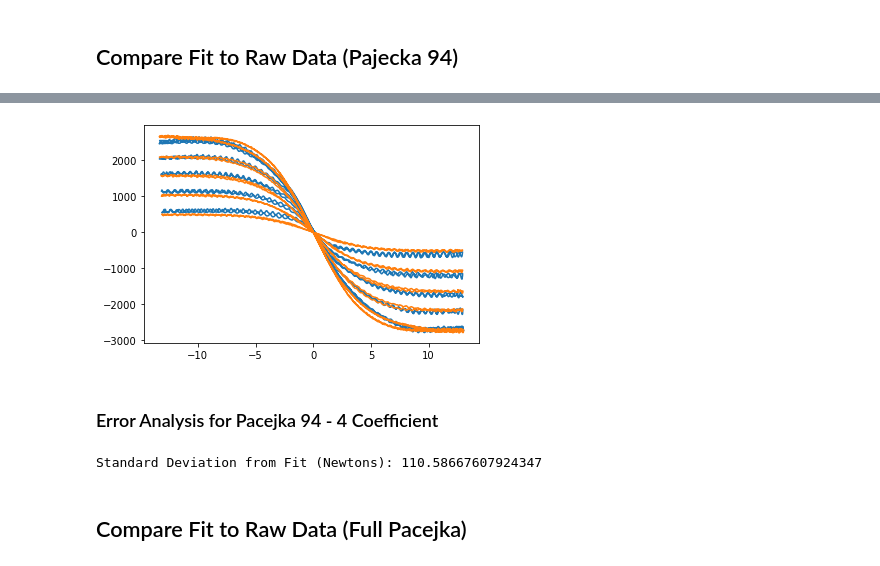
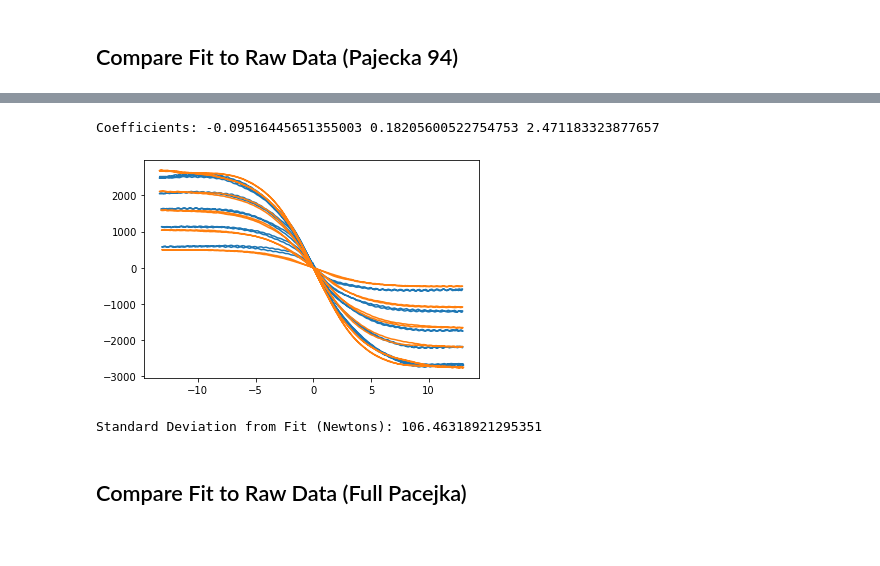
Before and after one commit to kierancoz/tire_analysis, a Jupyter notebook: pacejka_test_fitting.ipynb, the cells around one changed output, grey strips where cells are left out. Saved outputs shown, nothing was run; the diff lists cells and outputs as text; code cells hidden in the pictures.

```diff
--- a/pacejka_test_fitting.ipynb
+++ b/pacejka_test_fitting.ipynb
@@ -52,3 +45,8 @@ def pajeka_lat_forc(slip_angles, E, C, B, D, Sh, Sv):
 # %%
 def arctan_lat_fit(X, A, B, C, D):
     return [row["FZ"] * A * atan(B * row["SA"] + D) + C for _, row in X.iterrows()]
+# %%
+# normal force independent; removes dependency on camber and normal load
+def pajeka_lat_forc_0(X, E, B, D):
+    x = [row["FZ"] * D * sin(1.3 * atan(B * row["SA"] - E * (B * row["SA"] - atan(B * row["SA"])))) for _, row in X.iterrows()]
+    return x
@@ -80,15 +85,16 @@ NameError: name 'pajeka_lat_forc_94' is not defined
-# %%
-plt.plot(temp_df["SA"], temp_df["FY"])
-plt.plot(temp_df["SA"], pajeka_lat_forc_94(temp_df, *output[0]))
-plt.show()
-# %% [output]
-[figure, removed]
-# %% [markdown]
-### Error Analysis for Pacejka 94 - 4 Coefficient
-# %%
-squared_errors = (abs(temp_df["FY"] - pajeka_lat_forc_94(temp_df, *output[0])))**2
-print("Standard Deviation from Fit (Newtons):", (sum(squared_errors)/len(squared_errors))**0.5 )
-# %% [output]
-Standard Deviation from Fit (Newtons): 110.58667607924347
+# %%
+simple_pajecka_fit = optimize.curve_fit(pajeka_lat_forc_0, new_df, new_df["FY"])
+simple_pajecka_Fy = pajeka_lat_forc_0(new_df, *simple_pajecka_fit[0])
+print("Coefficients:", *simple_pajecka_fit[0])
+# %% [output]
+Coefficients: -0.09516445651355003 0.18205600522754753 2.471183323877657
+# %%
+plt.plot(new_df["SA"], new_df["FY"])
+plt.plot(new_df["SA"], simple_pajecka_Fy)
+plt.show()
+print("Standard Deviation from Fit (Newtons):", data_helpers.standard_deviation(list(new_df["FY"]), simple_pajecka_Fy) )
+# %% [output]
+[figure, added]
+Standard Deviation from Fit (Newtons): 106.46318921295351
 # %% [markdown]
 ## Compare Fit to Raw Data (Full Pacejka)
```
Also changed, not shown: parts of 29 cells of this notebook, 4 other files.
